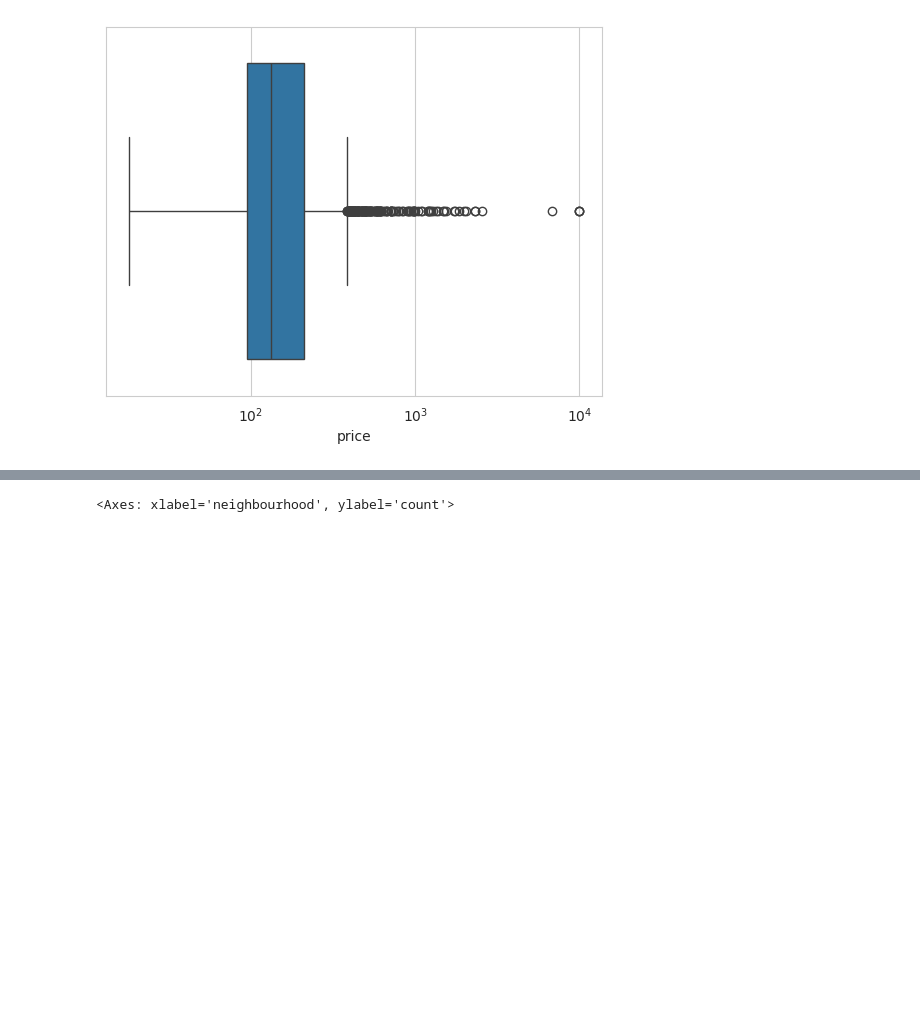
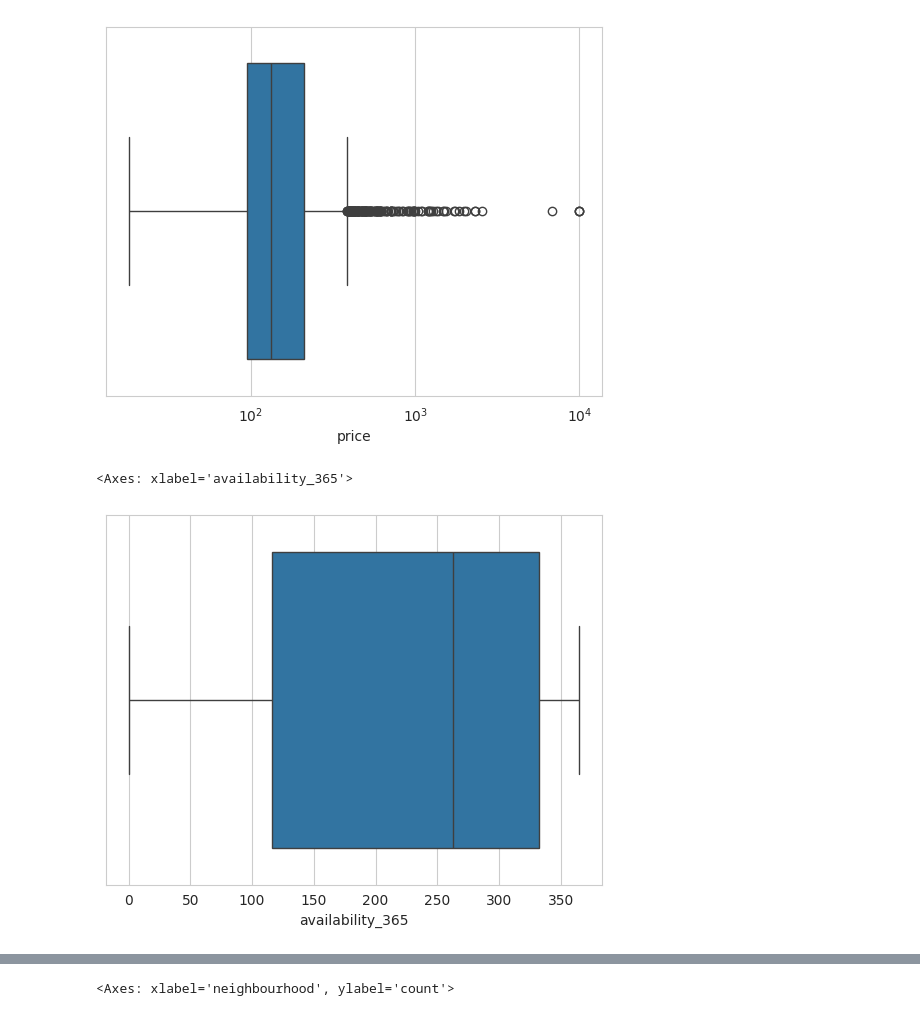
Before and after one commit to nikzhilin/exploratory-analytics, a Jupyter notebook: projects/airbnb_asheville_eda/notebooks/01_overview.ipynb, the cells around one changed output, grey strips where cells are left out. Cells and saved outputs as stored; diff of their text form; code cells hidden in the pictures; blank space fills up the shorter version.

```diff
--- a/projects/airbnb_asheville_eda/notebooks/01_overview.ipynb
+++ b/projects/airbnb_asheville_eda/notebooks/01_overview.ipynb
@@ -174,3 +174,8 @@ sns.boxplot(x=listings['price'])
 plt.xscale('log')
 # %% [output]
 [figure]
+# %%
+sns.boxplot(x=listings["availability_365"])
+# %% [output]
+<Axes: xlabel='availability_365'>
+[figure, added]
```
Also changed, not shown: parts of 8 cells of this notebook.
